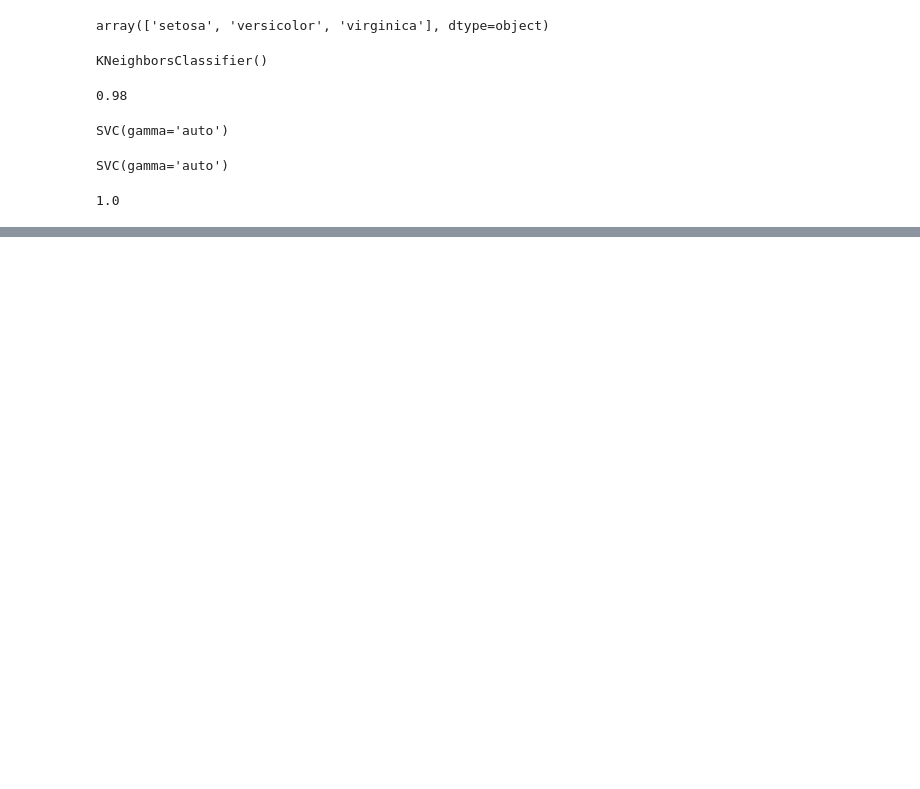
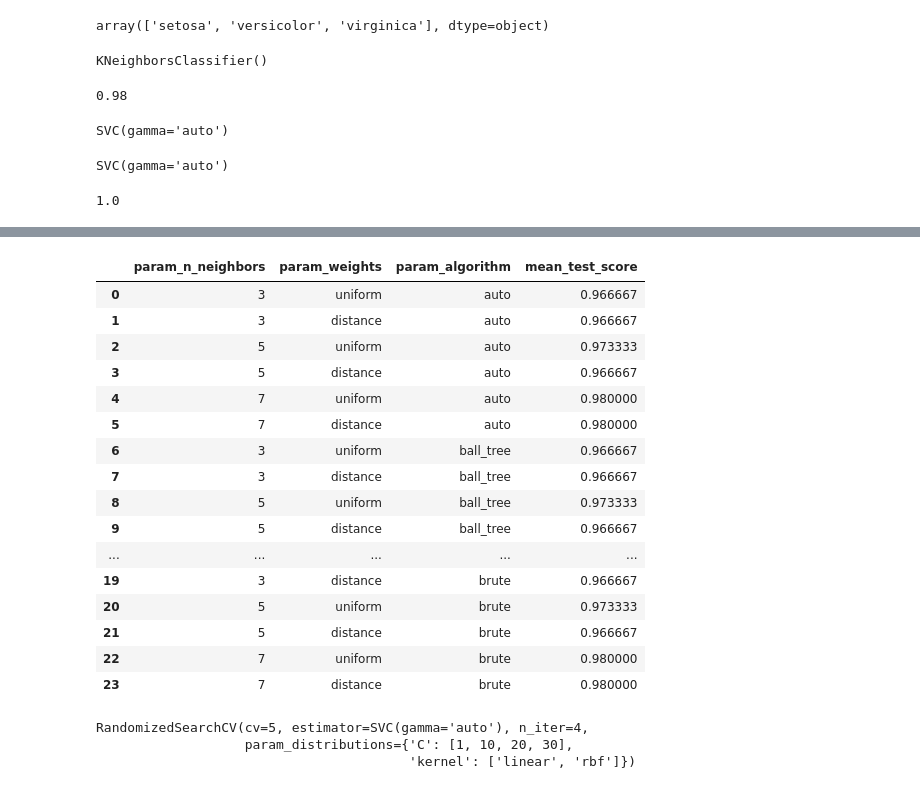
Before and after one commit to VruttiMoradiya999/AIML, a Jupyter notebook: GridSearchCV.ipynb, the cells around one changed output, grey strips where cells are left out. Saved outputs shown, nothing was run; the diff lists cells and outputs as text; code cells hidden in the pictures; blank space fills up the shorter version.

```diff
--- a/GridSearchCV.ipynb
+++ b/GridSearchCV.ipynb
@@ -63,0 +148,20 @@ TypeError: GridSearchCV.__init__() missing 1 required positional argument: 'para
+# %%
+result_2[['param_n_neighbors', 'param_weights', 'param_algorithm', 'mean_test_score']]
+# %% [output]
+|  | param_n_neighbors | param_weights | param_algorithm | mean_test_score |
+| 0 | 3 | uniform | auto | 0.966667 |
+| 1 | 3 | distance | auto | 0.966667 |
+| 2 | 5 | uniform | auto | 0.973333 |
+| 3 | 5 | distance | auto | 0.966667 |
+| 4 | 7 | uniform | auto | 0.980000 |
+| 5 | 7 | distance | auto | 0.980000 |
+| 6 | 3 | uniform | ball_tree | 0.966667 |
+| 7 | 3 | distance | ball_tree | 0.966667 |
+| 8 | 5 | uniform | ball_tree | 0.973333 |
+| 9 | 5 | distance | ball_tree | 0.966667 |
+| ... | ... | ... | ... | ... |
+| 19 | 3 | distance | brute | 0.966667 |
+| 20 | 5 | uniform | brute | 0.973333 |
+| 21 | 5 | distance | brute | 0.966667 |
+| 22 | 7 | uniform | brute | 0.980000 |
+| 23 | 7 | distance | brute | 0.980000 |
@@ -63,0 +175,6 @@ TypeError: GridSearchCV.__init__() missing 1 required positional argument: 'para
+# %%
+classifier_r.fit(X, y)
+# %% [output]
+RandomizedSearchCV(cv=5, estimator=SVC(gamma='auto'), n_iter=4,
+                   param_distributions={'C': [1, 10, 20, 30],
+                                        'kernel': ['linear', 'rbf']})
```
Also changed, not shown: parts of 11 cells of this notebook.
